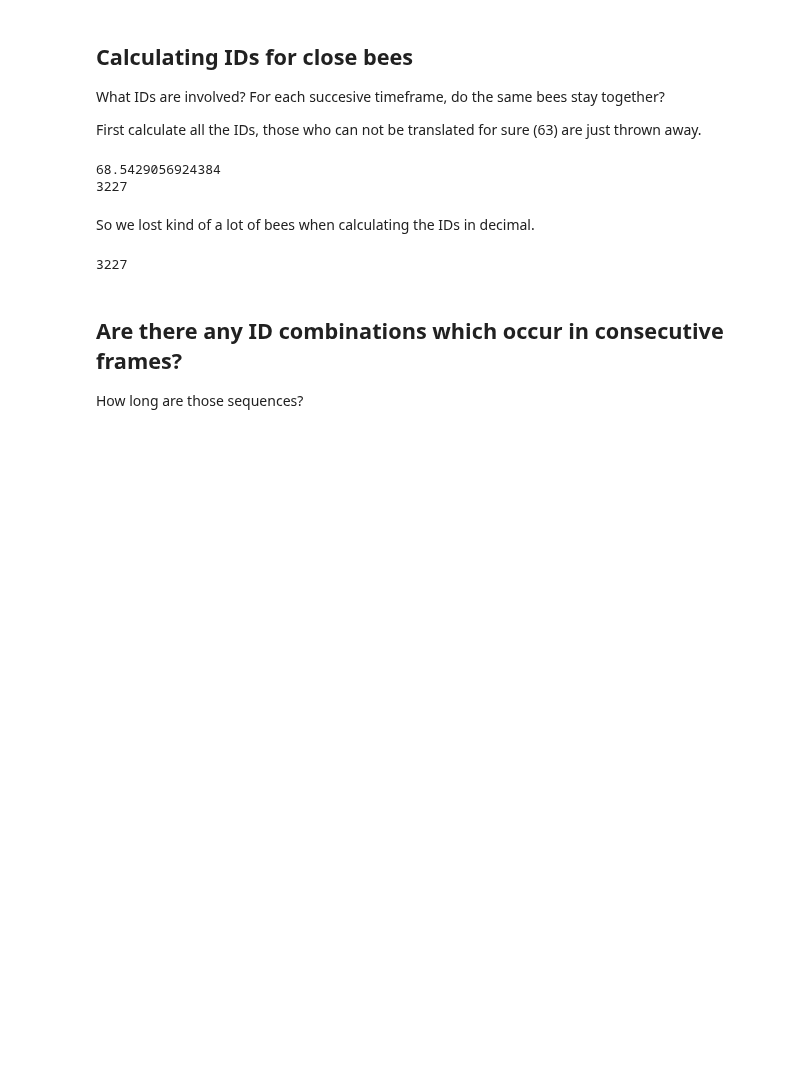
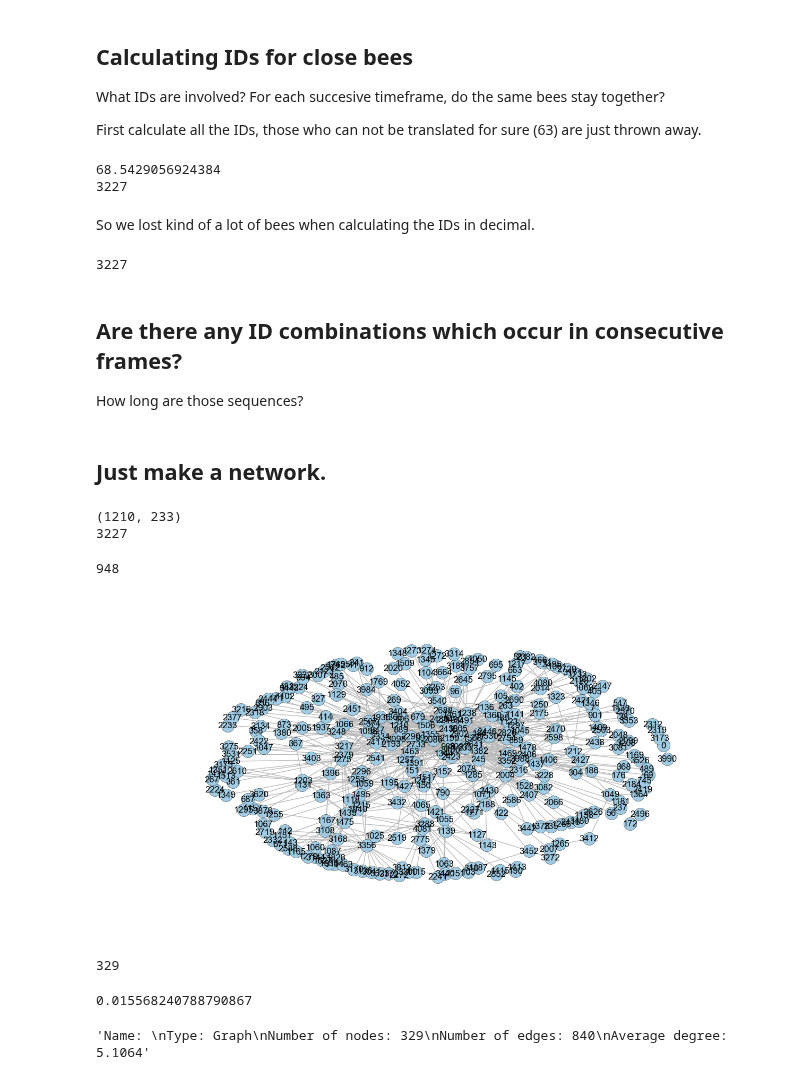
Before and after one commit to aschle/bees-sna, a Jupyter notebook: Positions on Honeycomb.ipynb, the cells around one changed output. Drawn from its saved outputs; the diff is of its cells as text; code cells hidden in the pictures; blank space fills up the shorter version.

```diff
--- a/Positions on Honeycomb.ipynb
+++ b/Positions on Honeycomb.ipynb
@@ -110,7 +110,7 @@ So we lost kind of a lot of bees when calculating the IDs in decimal.
 # %%
 bees = []
 for x in list:
-    bees.append((getId(delta, x[1][2]), getId(delta, x[2][2]), x[3]))
+    bees.append((getId(delta, x[1][2]), getId(delta, x[2][2]), x[3], x[0]))
 # %%
 print(len(bees))
 # %% [output]
@@ -120,0 +123,37 @@ How long are those sequences?
+# %% [markdown]
+## Just make a network.
+# %%
+import networkx as nx
+G=nx.Graph()
+# %%
+edges = [(x1,x2) for x1,x2,x3,x4 in bees ]
+# %%
+print(edges[0])
+print(len(edges))
+# %% [output]
+(1210, 233)
+3227
+# %%
+# without edge weights
+print(len(set(edges)))
+# %% [output]
+948
+# %%
+G.add_edges_from(edges)
+pos=nx.spring_layout(G)
+nx.draw(G,pos,node_color='#A0CBE2',edge_color='#BBBBBB',width=1,edge_cmap=plt.cm.Blues,with_labels=True)
+plt.show()
+# %% [output]
+[figure, added]
+# %%
+print(nx.number_of_nodes(G))
+# %% [output]
+329
+# %%
+nx.density(G)
+# %% [output]
+0.015568240788790867
+# %%
+nx.info(G)
+# %% [output]
+'Name: \nType: Graph\nNumber of nodes: 329\nNumber of edges: 840\nAverage degree:   5.1064'
```
Also changed, not shown: parts of 3 cells of this notebook, 3 other files.
